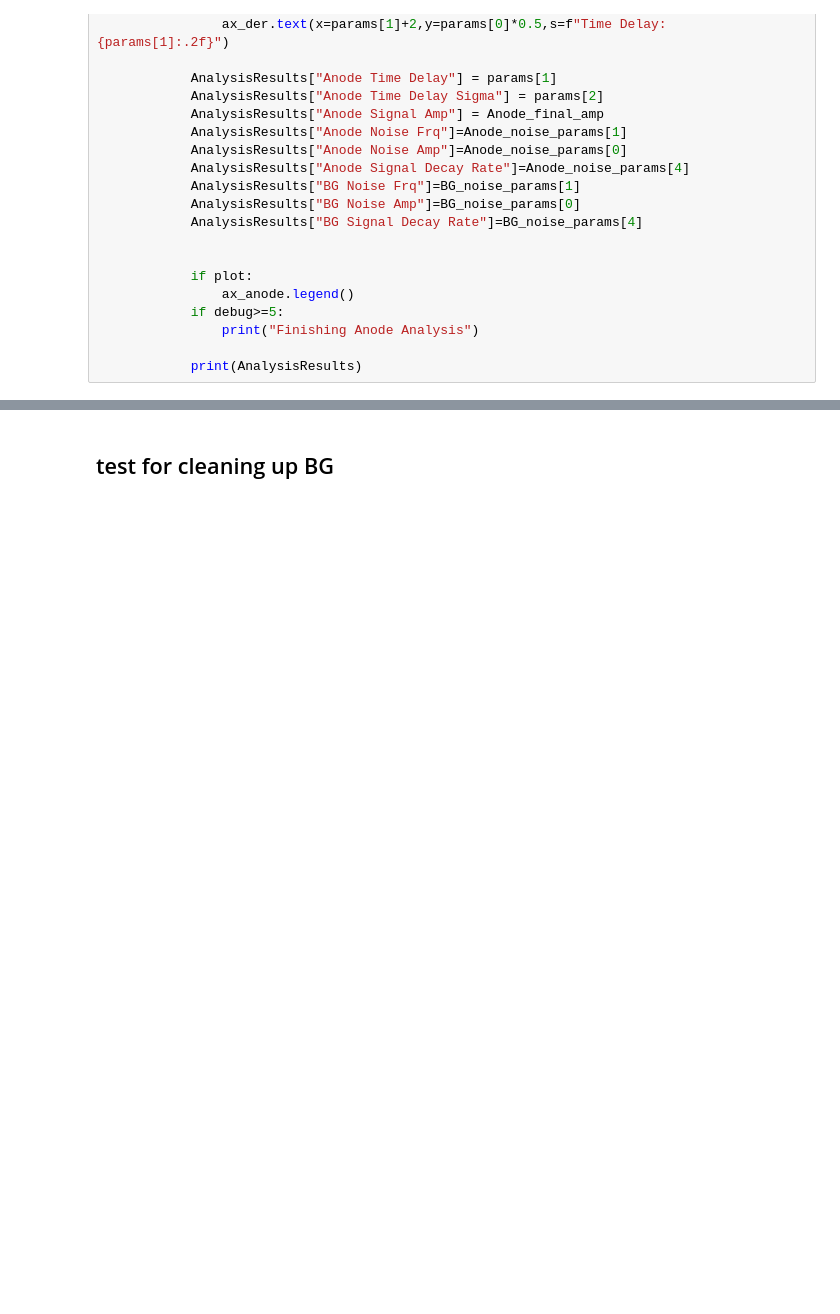
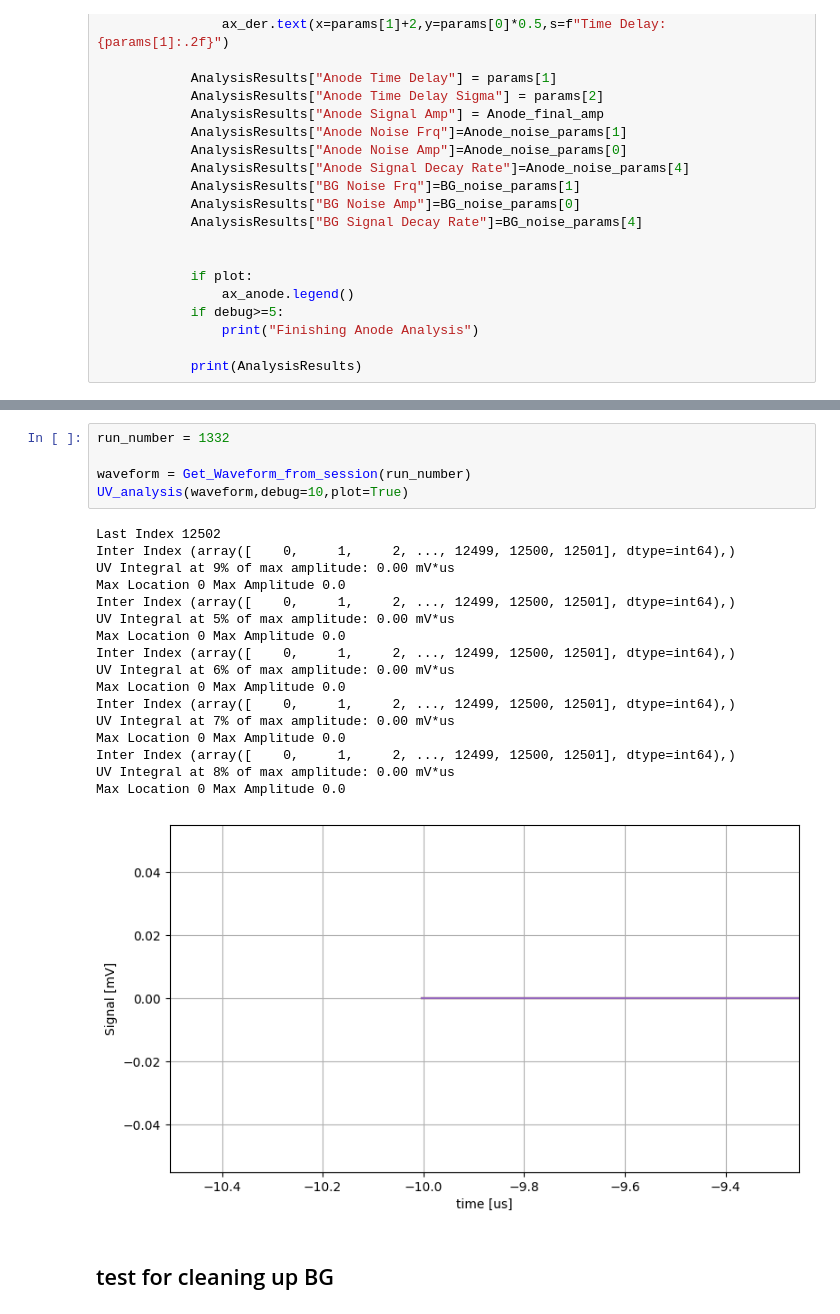
Before and after one commit to jbane11/nexo, a Jupyter notebook: Lab028/osci/Session_analysis.ipynb, the cells around one changed output, grey strips where cells are left out. Drawn from its saved outputs; the diff is of its cells as text; blank space fills up the shorter version.

```diff
--- a/Lab028/osci/Session_analysis.ipynb
+++ b/Lab028/osci/Session_analysis.ipynb
@@ -987,3 +1124,26 @@ def Analyze_Anode(waveform,background_waveform, type = 0,dobg_sub=1,stepcounts=[
+# %%
+run_number = 1332
+
+waveform = Get_Waveform_from_session(run_number)
+UV_analysis(waveform,debug=10,plot=True)
+# %% [output]
+Last Index 12502
+Inter Index (array([    0,     1,     2, ..., 12499, 12500, 12501], dtype=int64),)
+UV Integral at 9% of max amplitude: 0.00 mV*us
+Max Location 0 Max Amplitude 0.0
+Inter Index (array([    0,     1,     2, ..., 12499, 12500, 12501], dtype=int64),)
+UV Integral at 5% of max amplitude: 0.00 mV*us
+Max Location 0 Max Amplitude 0.0
+Inter Index (array([    0,     1,     2, ..., 12499, 12500, 12501], dtype=int64),)
+UV Integral at 6% of max amplitude: 0.00 mV*us
+Max Location 0 Max Amplitude 0.0
+Inter Index (array([    0,     1,     2, ..., 12499, 12500, 12501], dtype=int64),)
+UV Integral at 7% of max amplitude: 0.00 mV*us
+Max Location 0 Max Amplitude 0.0
+Inter Index (array([    0,     1,     2, ..., 12499, 12500, 12501], dtype=int64),)
+UV Integral at 8% of max amplitude: 0.00 mV*us
+Max Location 0 Max Amplitude 0.0
+[figure, added]
 # %% [markdown]
 ## test for cleaning up BG
 # %%
```
Also changed, not shown: parts of 55 cells of this notebook.
